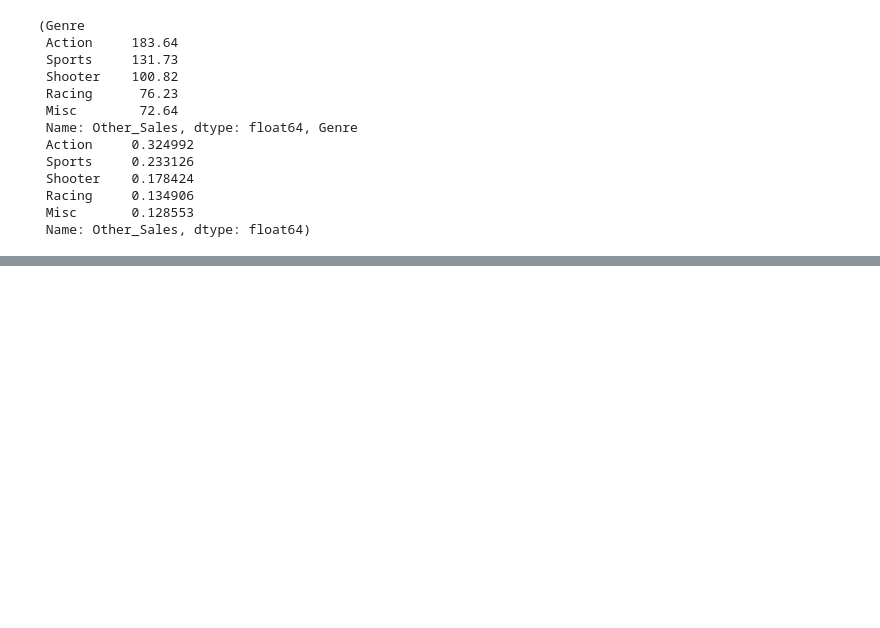
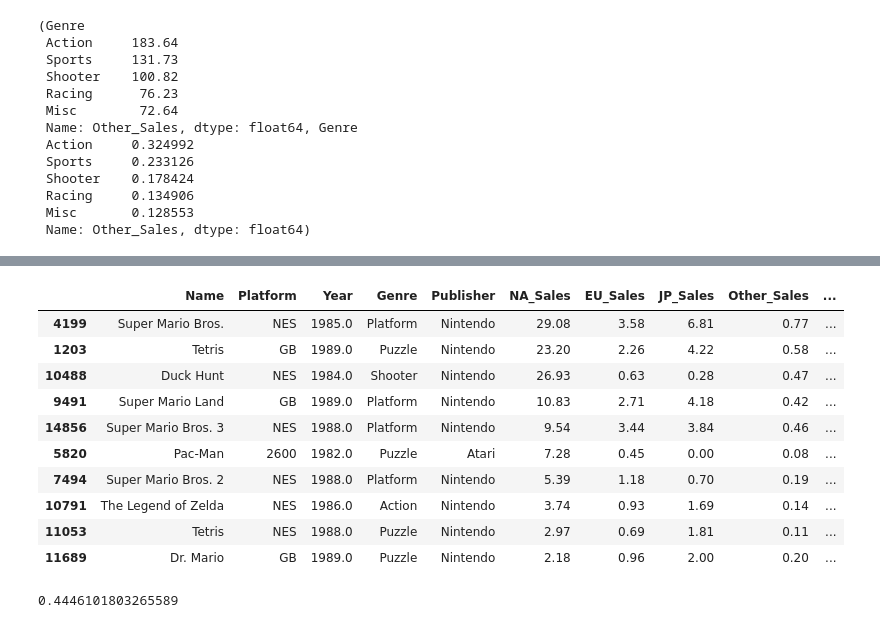
Before and after one commit to choheeee22/ds_Section1_Project, a Jupyter notebook: Section1_Project_GameIndustry.ipynb, the cells around one changed output, grey strips where cells are left out. Saved outputs shown, nothing was run; the diff lists cells and outputs as text; code cells hidden in the pictures; blank space fills up the shorter version.

```diff
--- a/Section1_Project_GameIndustry.ipynb
+++ b/Section1_Project_GameIndustry.ipynb
@@ -756,0 +774,5 @@ Other_Genre.head(5),Other_Genre.head(5)/Other_Genre.head(5).sum()
+# %%
+#genre로 보기로 함 -df5
+df5=df3
+df5['Year_Bin']=np.digitize(df3['Year'],bins=[1980,1990,2000,2010,2020])
+df5.groupby(by='Year_Bin').sum()
@@ -756,0 +805,19 @@ Other_Genre.head(5),Other_Genre.head(5)/Other_Genre.head(5).sum()
+# %%
+#1980년대 top 10 게임이 전체의 44% 차지
+df5.loc[df5.Year_Bin==1].sort_values(by="Total_Sales",ascending=False).head(10)
+# %% [output]
+|  | Name | Platform | Year | Genre | Publisher | NA_Sales | EU_Sales | JP_Sales | Other_Sales | ... |
+| 4199 | Super Mario Bros. | NES | 1985.0 | Platform | Nintendo | 29.08 | 3.58 | 6.81 | 0.77 | ... |
+| 1203 | Tetris | GB | 1989.0 | Puzzle | Nintendo | 23.20 | 2.26 | 4.22 | 0.58 | ... |
+| 10488 | Duck Hunt | NES | 1984.0 | Shooter | Nintendo | 26.93 | 0.63 | 0.28 | 0.47 | ... |
+| 9491 | Super Mario Land | GB | 1989.0 | Platform | Nintendo | 10.83 | 2.71 | 4.18 | 0.42 | ... |
+| 14856 | Super Mario Bros. 3 | NES | 1988.0 | Platform | Nintendo | 9.54 | 3.44 | 3.84 | 0.46 | ... |
+| 5820 | Pac-Man | 2600 | 1982.0 | Puzzle | Atari | 7.28 | 0.45 | 0.00 | 0.08 | ... |
+| 7494 | Super Mario Bros. 2 | NES | 1988.0 | Platform | Nintendo | 5.39 | 1.18 | 0.70 | 0.19 | ... |
+| 10791 | The Legend of Zelda | NES | 1986.0 | Action | Nintendo | 3.74 | 0.93 | 1.69 | 0.14 | ... |
+| 11053 | Tetris | NES | 1988.0 | Puzzle | Nintendo | 2.97 | 0.69 | 1.81 | 0.11 | ... |
+| 11689 | Dr. Mario | GB | 1989.0 | Puzzle | Nintendo | 2.18 | 0.96 | 2.00 | 0.20 | ... |
+# %%
+df5["Total_Sales"].loc[df5.Year_Bin==1].sort_values(ascending=False).head(10).sum()/df5["Total_Sales"].loc[df5.Year_Bin==1].sum()
+# %% [output]
+0.4446101803265589
```
Also changed, not shown: parts of 15 cells of this notebook.
